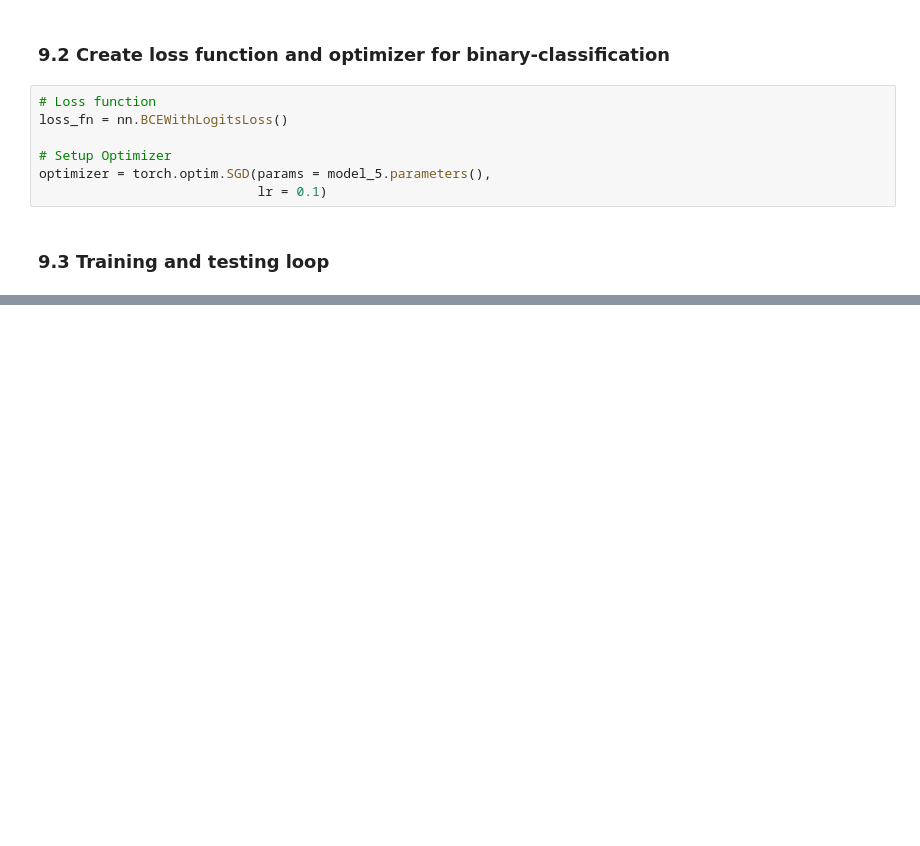
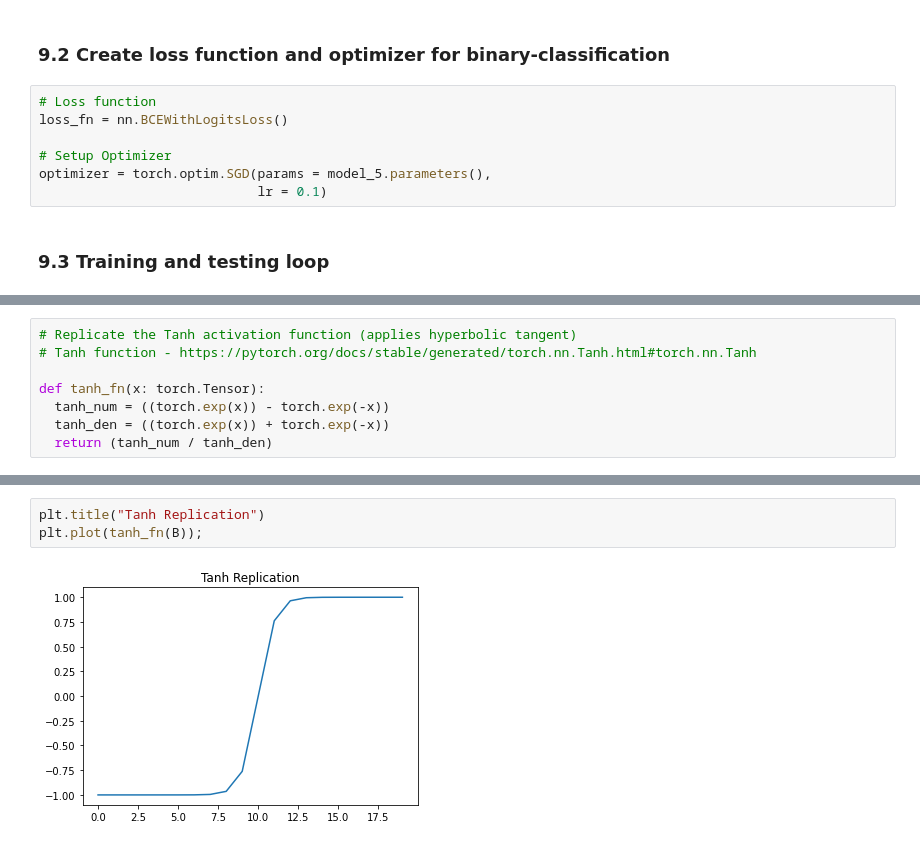
Before and after one commit to maronem/PyTorch, a Jupyter notebook: 02_neural_network_classification.ipynb, the cells around one changed output, grey strips where cells are left out. Drawn from its saved outputs; the diff is of its cells as text; blank space fills up the shorter version.

```diff
--- a/02_neural_network_classification.ipynb
+++ b/02_neural_network_classification.ipynb
@@ -1482,0 +1515,8 @@ Epoch: 90 | Loss: 0.44640, Accuracy: 0.83% | Test loss: 0.46223, Test acc: 0.80%
+# %%
+# Replicate the Tanh activation function (applies hyperbolic tangent)
+# Tanh function - https://pytorch.org/docs/stable/generated/torch.nn.Tanh.html#torch.nn.Tanh
+
+def tanh_fn(x: torch.Tensor):
+  tanh_num = ((torch.exp(x)) - torch.exp(-x))
+  tanh_den = ((torch.exp(x)) + torch.exp(-x))
+  return (tanh_num / tanh_den)
@@ -1482,0 +1542,5 @@ Epoch: 90 | Loss: 0.44640, Accuracy: 0.83% | Test loss: 0.46223, Test acc: 0.80%
+# %%
+plt.title("Tanh Replication")
+plt.plot(tanh_fn(B));
+# %% [output]
+[figure, added]
```
Also changed, not shown: parts of 18 cells of this notebook.
